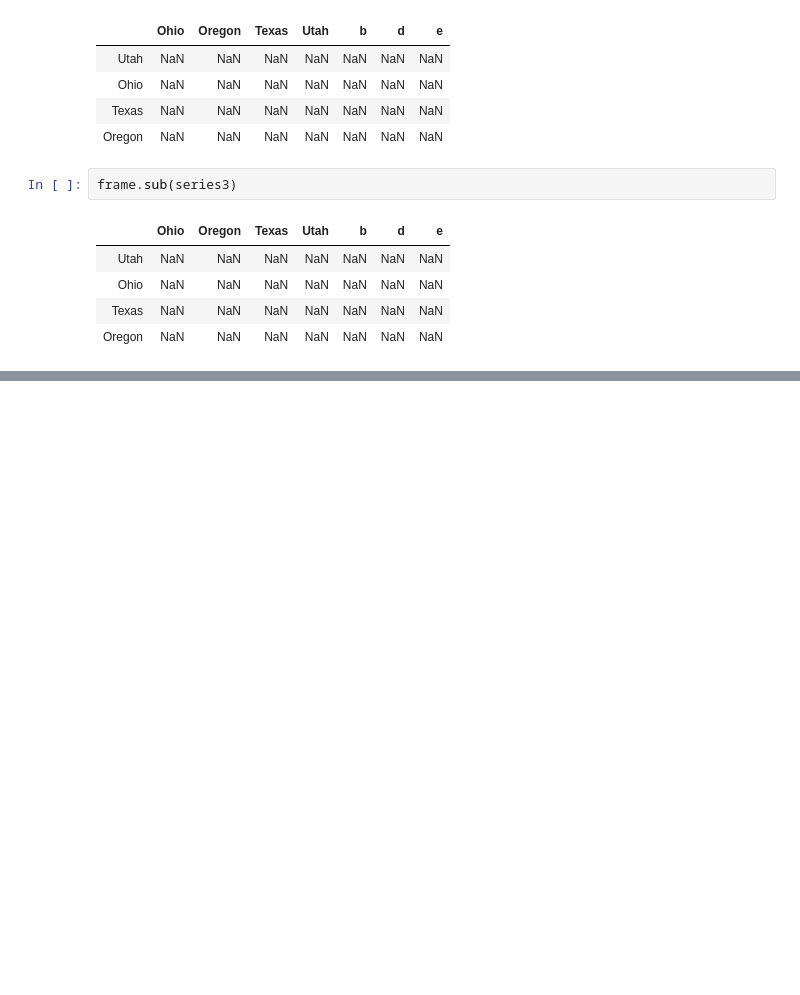
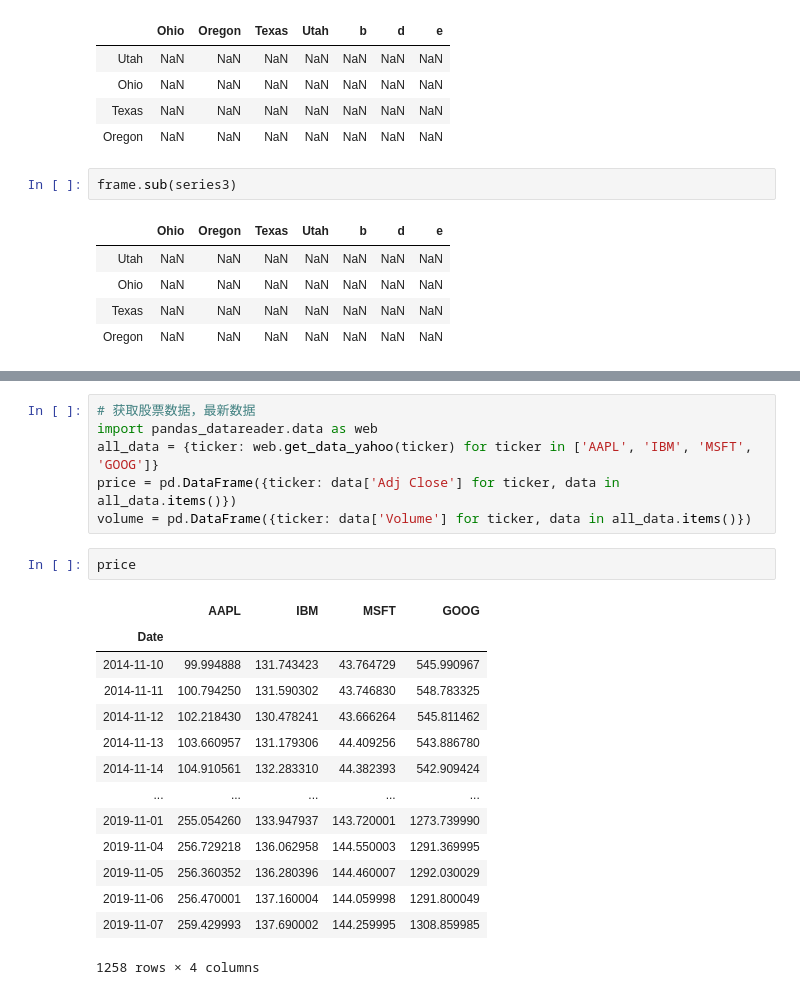
Before and after one commit to wminc/Data_Analysis_First, a Jupyter notebook: my_study/ch05.ipynb, the cells around one changed output, grey strips where cells are left out. Drawn from its saved outputs; the diff is of its cells as text; blank space fills up the shorter version.

Commit message:
'pandas'

```diff
--- a/my_study/ch05.ipynb
+++ b/my_study/ch05.ipynb
@@ -829,0 +1113,23 @@ frame.sub(series3)
+# %%
+# 获取股票数据，最新数据
+import pandas_datareader.data as web
+all_data = {ticker: web.get_data_yahoo(ticker) for ticker in ['AAPL', 'IBM', 'MSFT', 'GOOG']}
+price = pd.DataFrame({ticker: data['Adj Close'] for ticker, data in all_data.items()})
+volume = pd.DataFrame({ticker: data['Volume'] for ticker, data in all_data.items()})
+# %%
+price
+# %% [output]
+|  | AAPL | IBM | MSFT | GOOG |
+| Date |  |  |  |  |
+| 2014-11-10 | 99.994888 | 131.743423 | 43.764729 | 545.990967 |
+| 2014-11-11 | 100.794250 | 131.590302 | 43.746830 | 548.783325 |
+| 2014-11-12 | 102.218430 | 130.478241 | 43.666264 | 545.811462 |
+| 2014-11-13 | 103.660957 | 131.179306 | 44.409256 | 543.886780 |
+| 2014-11-14 | 104.910561 | 132.283310 | 44.382393 | 542.909424 |
+| ... | ... | ... | ... | ... |
+| 2019-11-01 | 255.054260 | 133.947937 | 143.720001 | 1273.739990 |
+| 2019-11-04 | 256.729218 | 136.062958 | 144.550003 | 1291.369995 |
+| 2019-11-05 | 256.360352 | 136.280396 | 144.460007 | 1292.030029 |
+| 2019-11-06 | 256.470001 | 137.160004 | 144.059998 | 1291.800049 |
+| 2019-11-07 | 259.429993 | 137.690002 | 144.259995 | 1308.859985 |
+1258 rows × 4 columns
```
Also changed, not shown: parts of 52 cells of this notebook, 27 other files.
